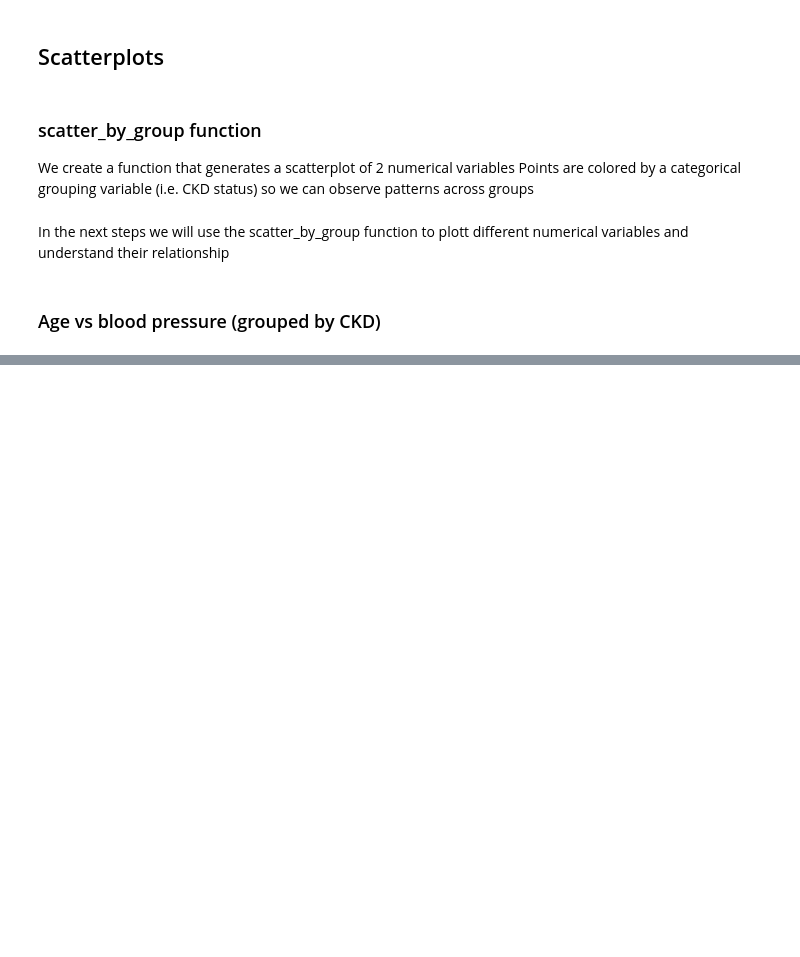
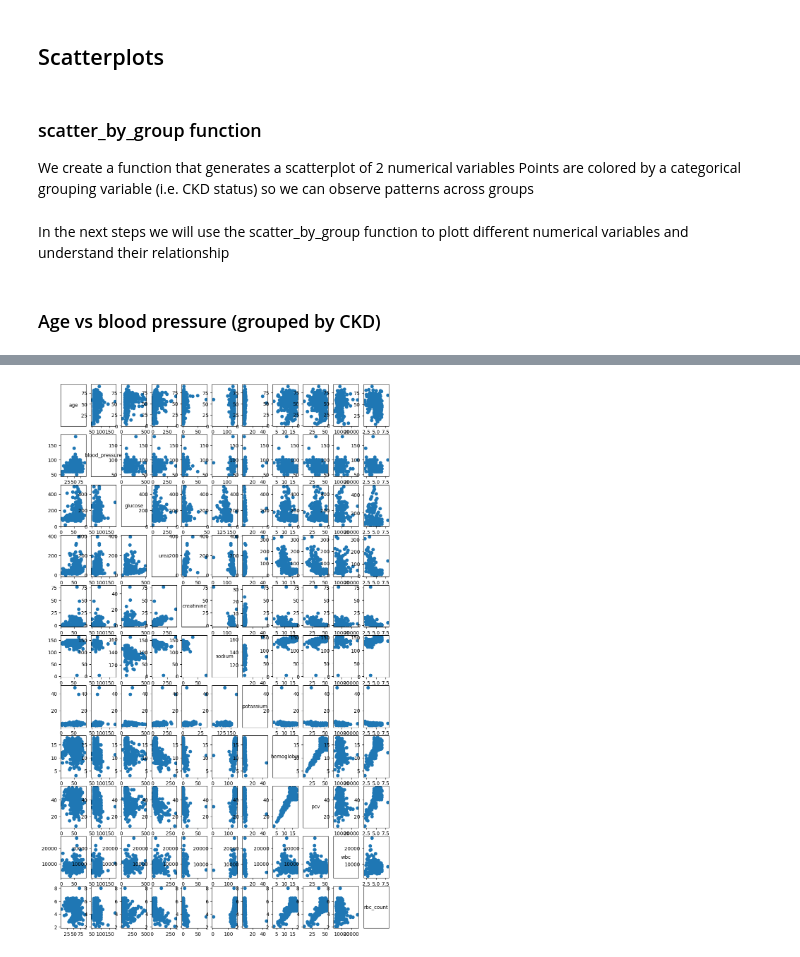
Before and after one commit to andreaperval-gap/SP_FinalProject, a Jupyter notebook: Scientific_Programming.ipynb, the cells around one changed output, grey strips where cells are left out. Drawn from its saved outputs; the diff is of its cells as text; code cells hidden in the pictures; blank space fills up the shorter version.

```diff
--- a/Scientific_Programming.ipynb
+++ b/Scientific_Programming.ipynb
@@ -530,0 +608,25 @@ plt.show()
+# %%
+from sklearn.metrics import r2_score
+def plot_pairs_groupby_ckd(df, numeric_cols):
+    """Plots all pairs of numerical variables grouped by ckd"""
+    L = len(numeric_cols) #11
+
+    fig, ax = plt.subplots(N,N,figsize=(12,20))
+    for n,col1 in enumerate(numeric_cols):
+        for m,col2 in enumerate(numeric_cols):
+            if n == m:
+                pass # no diagonal terms
+                ax[n,m].text(0.5, 0.5, s=f"{col1}", horizontalalignment='center',
+     verticalalignment='center', transform=ax[n,m].transAxes)
+                ax[n,m].get_xaxis().set_visible(False)
+                ax[n,m].get_yaxis().set_visible(False)
+            else:
+                x = df[col1]
+                y = df[col2]
+                ax[n,m].scatter(y,x)
+
+    plt.show()
+# %%
+plot_pairs_groupby_ckd(cleaned_df, numeric_cols)
+# %% [output]
+[figure, added]
```
Also changed, not shown: parts of 20 cells of this notebook, 1 other file.
